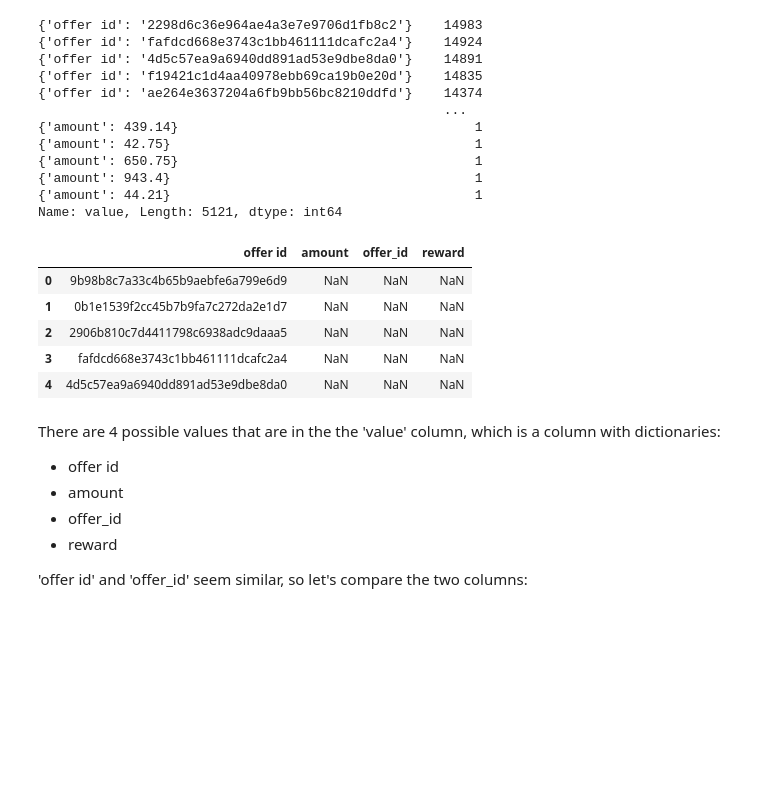
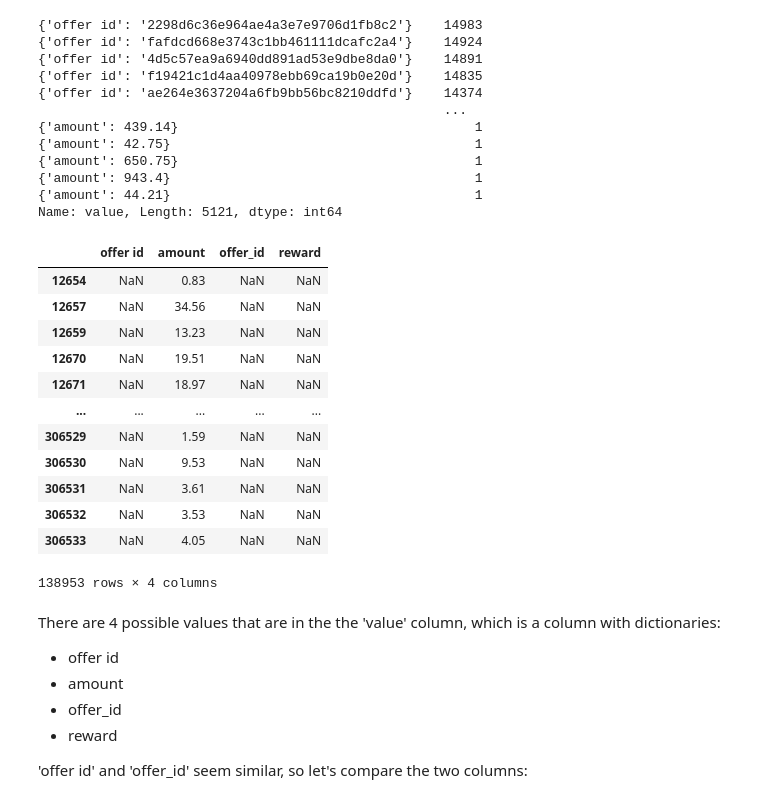
Before and after one commit to regomoto/Data_Science_Nanodegree, a Jupyter notebook: 04_capstone_starbucks/Starbucks_Capstone_EDA_notebook.ipynb, the cells around one changed output. Saved outputs shown, nothing was run; the diff lists cells and outputs as text; code cells hidden in the pictures; blank space fills up the shorter version.

```diff
--- a/04_capstone_starbucks/Starbucks_Capstone_EDA_notebook.ipynb
+++ b/04_capstone_starbucks/Starbucks_Capstone_EDA_notebook.ipynb
@@ -861,20 +861,25 @@ TypeError: unhashable type: 'dict'
 {'amount': 943.4}                                       1
 {'amount': 44.21}                                       1
 Name: value, Length: 5121, dtype: int64
-# %%
-transcript = pd.read_json('data/transcript.json', orient='records', lines=True)
 # %%
 # transform the column that contains dictionaries into separate columns
 test = transcript['value'].apply(pd.Series)
-# %%
-test.head(5)
-# %% [output]
-|  | offer id | amount | offer_id | reward |
-| 0 | 9b98b8c7a33c4b65b9aebfe6a799e6d9 | NaN | NaN | NaN |
-| 1 | 0b1e1539f2cc45b7b9fa7c272da2e1d7 | NaN | NaN | NaN |
-| 2 | 2906b810c7d4411798c6938adc9daaa5 | NaN | NaN | NaN |
-| 3 | fafdcd668e3743c1bb461111dcafc2a4 | NaN | NaN | NaN |
-| 4 | 4d5c57ea9a6940dd891ad53e9dbe8da0 | NaN | NaN | NaN |
+# %%
+test[test['amount'].notnull()]
+# %% [output]
+|  | offer id | amount | offer_id | reward |
+| 12654 | NaN | 0.83 | NaN | NaN |
+| 12657 | NaN | 34.56 | NaN | NaN |
+| 12659 | NaN | 13.23 | NaN | NaN |
+| 12670 | NaN | 19.51 | NaN | NaN |
+| 12671 | NaN | 18.97 | NaN | NaN |
+| ... | ... | ... | ... | ... |
+| 306529 | NaN | 1.59 | NaN | NaN |
+| 306530 | NaN | 9.53 | NaN | NaN |
+| 306531 | NaN | 3.61 | NaN | NaN |
+| 306532 | NaN | 3.53 | NaN | NaN |
+| 306533 | NaN | 4.05 | NaN | NaN |
+138953 rows × 4 columns
 # %% [markdown]
 There are 4 possible values that are in the the 'value' column, which is a column with dictionaries:
 - offer id
```
